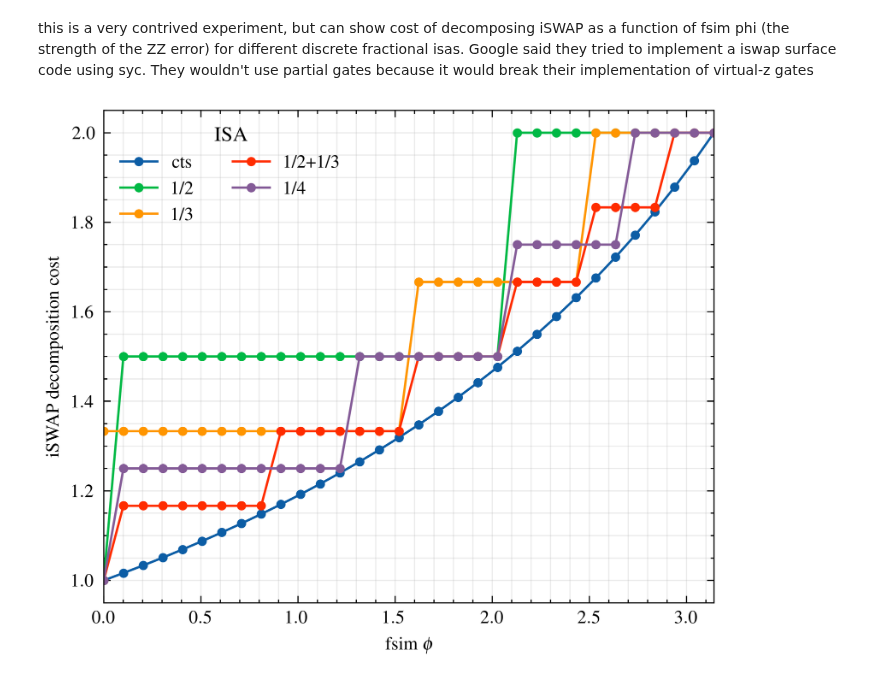
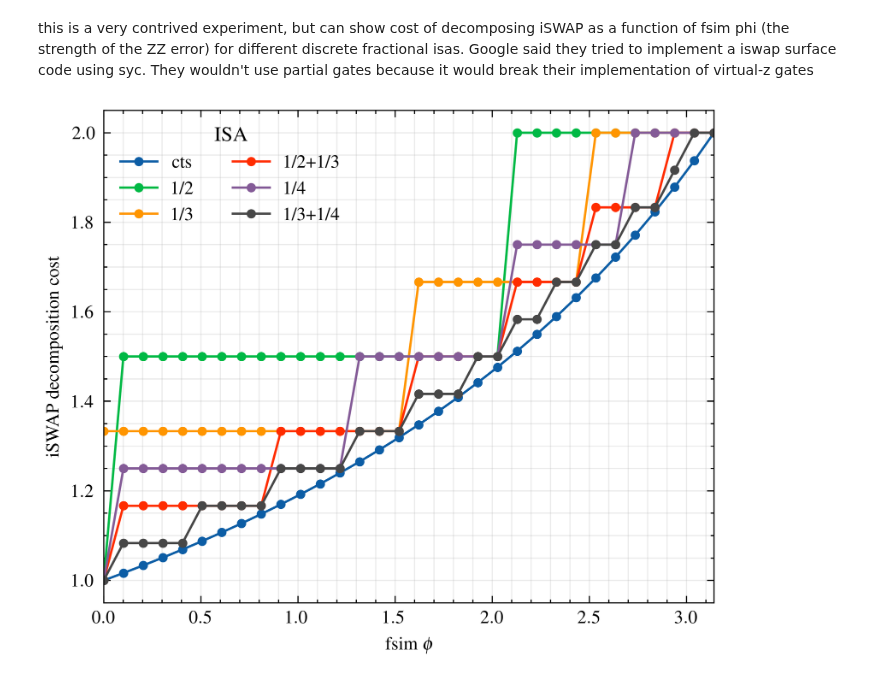
Before and after one commit to evmckinney9/gulps, a Jupyter notebook: src/notebooks/02_fsim.ipynb, the cells around one changed output. Cells and saved outputs as stored; diff of their text form; code cells hidden in the pictures.

```diff
--- a/src/notebooks/02_fsim.ipynb
+++ b/src/notebooks/02_fsim.ipynb
@@ -227,8 +227,9 @@ ISA_SPECS = {
     "1/3": (1 / 3,),
     "1/2+1/3": (0.5, 1 / 3),
     "1/4": (1 / 4,),
+    "1/3+1/4": (1 / 3, 1 / 4),
 }
-LABEL_ORDER = ["cts", "1/2", "1/3", "1/2+1/3", "1/4"]
+LABEL_ORDER = ["cts", "1/2", "1/3", "1/2+1/3", "1/4", "1/3+1/4"]
 MAX_SEQUENCE_LEN = 8  # for the CTS solver only
 
 
@@ -266,31 +267,31 @@ def best_discrete_cost(phi: float, fracs: tuple[float, ...]) -> float:
         print(f"Error occurred: {e}")
         return np.nan
 
 
 # ---------- sweep ----------
 phi_values = np.linspace(0.0, np.pi, 32)
 series = {k: [] for k in LABEL_ORDER}
 
 for phi in tqdm(phi_values, desc="Sweeping φ"):
     # optimal (continuous)
     series["cts"].append(optimal_cost_continuous(phi))
     # discrete
     for label in LABEL_ORDER:
         if label == "cts":
             continue
         series[label].append(best_discrete_cost(phi, ISA_SPECS[label]))
 
 # ---------- plot ----------
 with plt.style.context(["ieee", "use_mathtext", "science"]):
     fig, ax = plt.subplots(figsize=(4.25, 3.5))
     for label in LABEL_ORDER:
         ax.plot(phi_values, series[label], label=label, marker=".")
     ax.set_xlabel(r"$\mathrm{fsim}\ \phi$")
     ax.set_ylabel("iSWAP decomposition cost")
     ax.set_xlim(phi_values.min(), phi_values.max())
     ax.grid(True, which="both", alpha=0.25)
     ax.legend(title="ISA", fontsize=8, title_fontsize=9, ncols=2)
     fig.tight_layout()
     plt.show()
 # %% [output]
-[figure, old version]
+[figure, new version]
```
